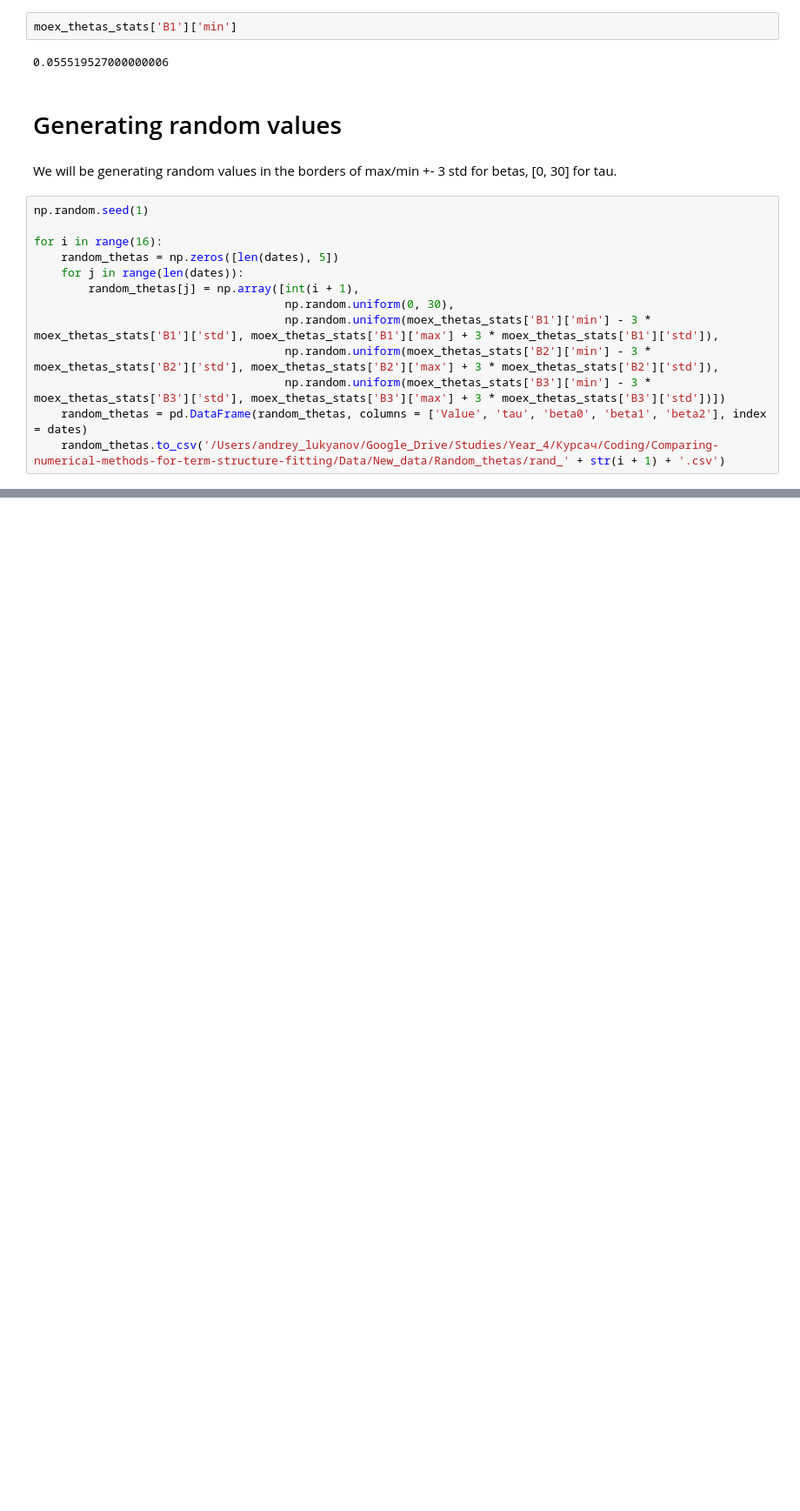
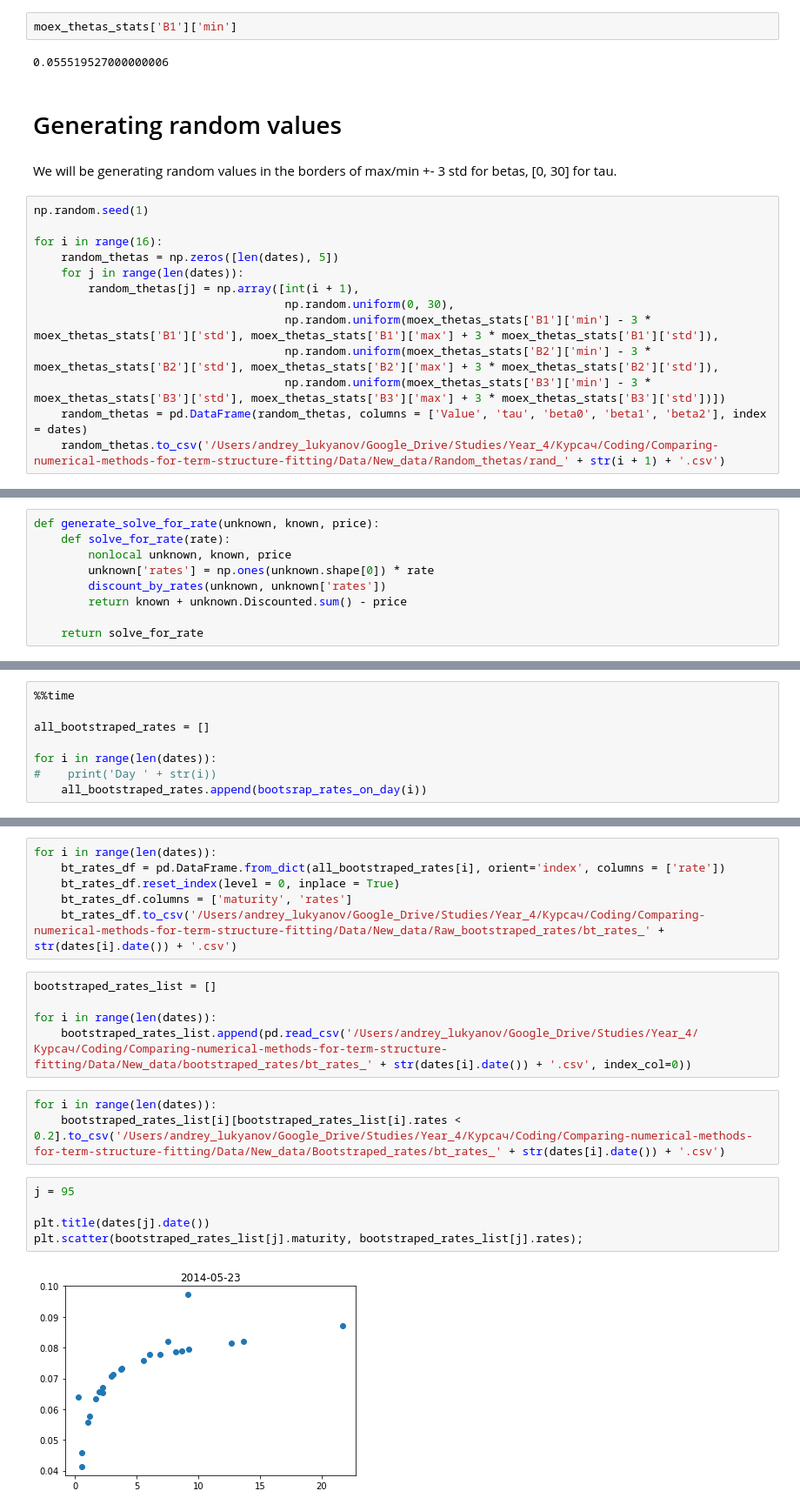
Before and after one commit to andrey-lukyanov/Comparing-numerical-methods-for-term-structure-fitting, a Jupyter notebook: Preparation_for_calculations.ipynb, the cells around one changed output, grey strips where cells are left out. Shown at 87% size. Cells and saved outputs as stored; diff of their text form; blank space fills up the shorter version.

Commit message:
Bootstrap added

```diff
--- a/Preparation_for_calculations.ipynb
+++ b/Preparation_for_calculations.ipynb
@@ -61,0 +129,9 @@ for i in range(16):
+# %%
+def generate_solve_for_rate(unknown, known, price):
+    def solve_for_rate(rate):
+        nonlocal unknown, known, price
+        unknown['rates'] = np.ones(unknown.shape[0]) * rate
+        discount_by_rates(unknown, unknown['rates'])
+        return known + unknown.Discounted.sum() - price
+
+    return solve_for_rate
@@ -61,0 +214,8 @@ for i in range(16):
+# %%
+%%time
+
+all_bootstraped_rates = []
+
+for i in range(len(dates)):
+#    print('Day ' + str(i))
+    all_bootstraped_rates.append(bootsrap_rates_on_day(i))
@@ -61,0 +236,21 @@ for i in range(16):
+# %%
+for i in range(len(dates)):
+    bt_rates_df = pd.DataFrame.from_dict(all_bootstraped_rates[i], orient='index', columns = ['rate'])
+    bt_rates_df.reset_index(level = 0, inplace = True)
+    bt_rates_df.columns = ['maturity', 'rates']
+    bt_rates_df.to_csv('/Users/andrey_lukyanov/Google_Drive/Studies/Year_4/Курсач/Coding/Comparing-numerical-methods-for-term-structure-fitting/Data/New_data/Raw_bootstraped_rates/bt_rates_' + str(dates[i].date()) + '.csv')
+# %%
+bootstraped_rates_list = []
+
+for i in range(len(dates)):
+    bootstraped_rates_list.append(pd.read_csv('/Users/andrey_lukyanov/Google_Drive/Studies/Year_4/Курсач/Coding/Comparing-numerical-methods-for-term-structure-fitting/Data/New_data/bootstraped_rates/bt_rates_' + str(dates[i].date()) + '.csv', index_col=0))
+# %%
+for i in range(len(dates)):
+    bootstraped_rates_list[i][bootstraped_rates_list[i].rates < 0.2].to_csv('/Users/andrey_lukyanov/Google_Drive/Studies/Year_4/Курсач/Coding/Comparing-numerical-methods-for-term-structure-fitting/Data/New_data/Bootstraped_rates/bt_rates_' + str(dates[i].date()) + '.csv')
+# %%
+j = 95
+
+plt.title(dates[j].date())
+plt.scatter(bootstraped_rates_list[j].maturity, bootstraped_rates_list[j].rates);
+# %% [output]
+[figure, added]
```
Also changed, not shown: parts of 16 cells of this notebook.
